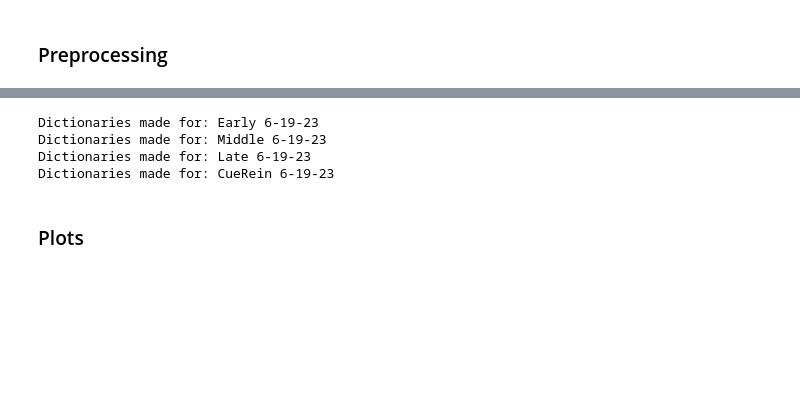
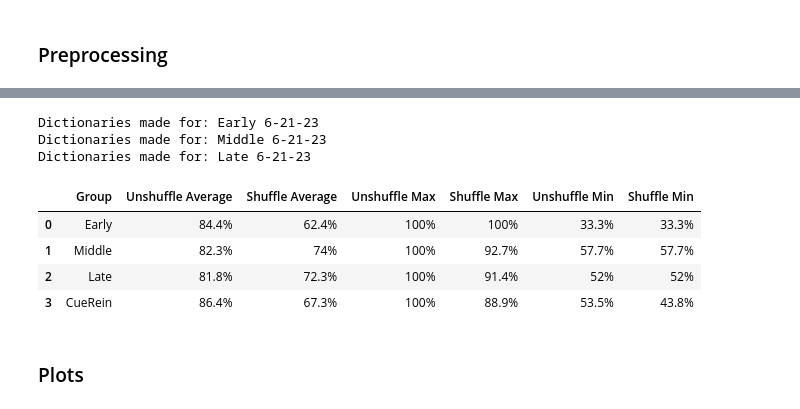
Before and after one commit to datasiansalsa/PFC_Self-Admin_Analysis, a Jupyter notebook: cue-analysis/cue/cue_analysis_JJB.ipynb, the cells around one changed output, grey strips where cells are left out. Cells and saved outputs as stored; diff of their text form; code cells hidden in the pictures; blank space fills up the shorter version.

```diff
--- a/cue-analysis/cue/cue_analysis_JJB.ipynb
+++ b/cue-analysis/cue/cue_analysis_JJB.ipynb
@@ -2521,23 +2519,56 @@ Neuron: 35 of 166
 # %%
 #save dictionaries as .npy files
 
-groups = ['Late', 'CueRein']
+groups = ['Early', 'Middle', 'Late']
 
 proceed = input('Proceed saving dictionaries? [y/n]')
 
 if proceed == 'y':
     for g, group in enumerate (groups):
+        #accuracy dictionaries
         unshuffled = np.array(list(dict.items(classification_accuracy[group]['individualneurons']['unshuffled'])), dtype=object)
         shuffled = np.array(list(dict.items(classification_accuracy[group]['individualneurons']['shuffled'])), dtype=object)
         stacked = np.vstack((unshuffled[:,1], shuffled[:,1]))
-        np.save(os.path.join(iteration_dictionaries, 'PFC-HeroinSA_%s_%s_dict.npy'%(group, date)),stacked)
+        #auROC dictionaries
+        unshuffled_auROCs = np.array(list(dict.items(auROCs[group]['individualneurons']['unshuffled'])), dtype=float)
+        shuffled_auROCs = np.array(list(dict.items(auROCs[group]['individualneurons']['shuffled'])), dtype=float)
+        auROC_stacked = np.vstack((unshuffled_auROCs[:,1], shuffled_auROCs[:,1]))
+
+        #saving stacks
+        np.save(os.path.join(iteration_dictionaries, 'PFC-HeroinSA_%s_%s_accuracy_dict.npy'%(group, date)), stacked)
+        np.save(os.path.join(iteration_dictionaries, 'PFC-HeroinSA_%s_%s_auROC_dict.npy'%(group, date)), auROC_stacked)
         print('Dictionaries made for:', group, date)
 else:
     print('Dictionaries not saved.')
 # %% [output]
-Dictionaries made for: Early 6-19-23
-Dictionaries made for: Middle 6-19-23
-Dictionaries made for: Late 6-19-23
-Dictionaries made for: CueRein 6-19-23
+Dictionaries made for: Early 6-21-23
+Dictionaries made for: Middle 6-21-23
+Dictionaries made for: Late 6-21-23
+# %%
+#Dataframe of accuracies
+groups = ['Early', 'Middle', 'Late', 'CueRein']
+
+temp_arr = [] #temp array for storing dictionaries
+for g, group in enumerate (groups):
+    dict_file = np.load(os.path.join(iteration_dictionaries, 'PFC-HeroinSA_%s_%s_accuracy_dict.npy'%(group, date)),allow_pickle = True).astype(float)
+    temp_arr.append({
+        'Group': group,
+        'Unshuffle Average': '%.3g'%(np.nanmean(dict_file[0])*100)+'%',
+        'Shuffle Average': '%.3g'%(np.nanmean(dict_file[1])*100)+'%',
+        'Unshuffle Max': '%.3g'%(np.max(dict_file[0][np.where(np.isfinite(dict_file[0]))])*100)+'%',
+        'Shuffle Max': '%.3g'%(np.max(dict_file[1][np.where(np.isfinite(dict_file[1]))])*100)+'%',
+        'Unshuffle Min': '%.3g'%(np.min(dict_file[0][np.where(np.isfinite(dict_file[0]))])*100)+'%',
+        'Shuffle Min': '%.3g'%(np.min(dict_file[1][np.where(np.isfinite(dict_file[1]))])*100)+'%',
+    })
+
+df = pd.DataFrame(temp_arr)
+df.to_csv(os.path.join(iteration_results, '%s_accuracy_summary.csv'%(date)))
+df
+# %% [output]
+|  | Group | Unshuffle Average | Shuffle Average | Unshuffle Max | Shuffle Max | Unshuffle Min | Shuffle Min |
+| 0 | Early | 84.4% | 62.4% | 100% | 100% | 33.3% | 33.3% |
+| 1 | Middle | 82.3% | 74% | 100% | 92.7% | 57.7% | 57.7% |
+| 2 | Late | 81.8% | 72.3% | 100% | 91.4% | 52% | 52% |
+| 3 | CueRein | 86.4% | 67.3% | 100% | 88.9% | 53.5% | 43.8% |
 # %% [markdown]
 ### Plots
```
Also changed, not shown: parts of 13 cells of this notebook, 22 other files.
